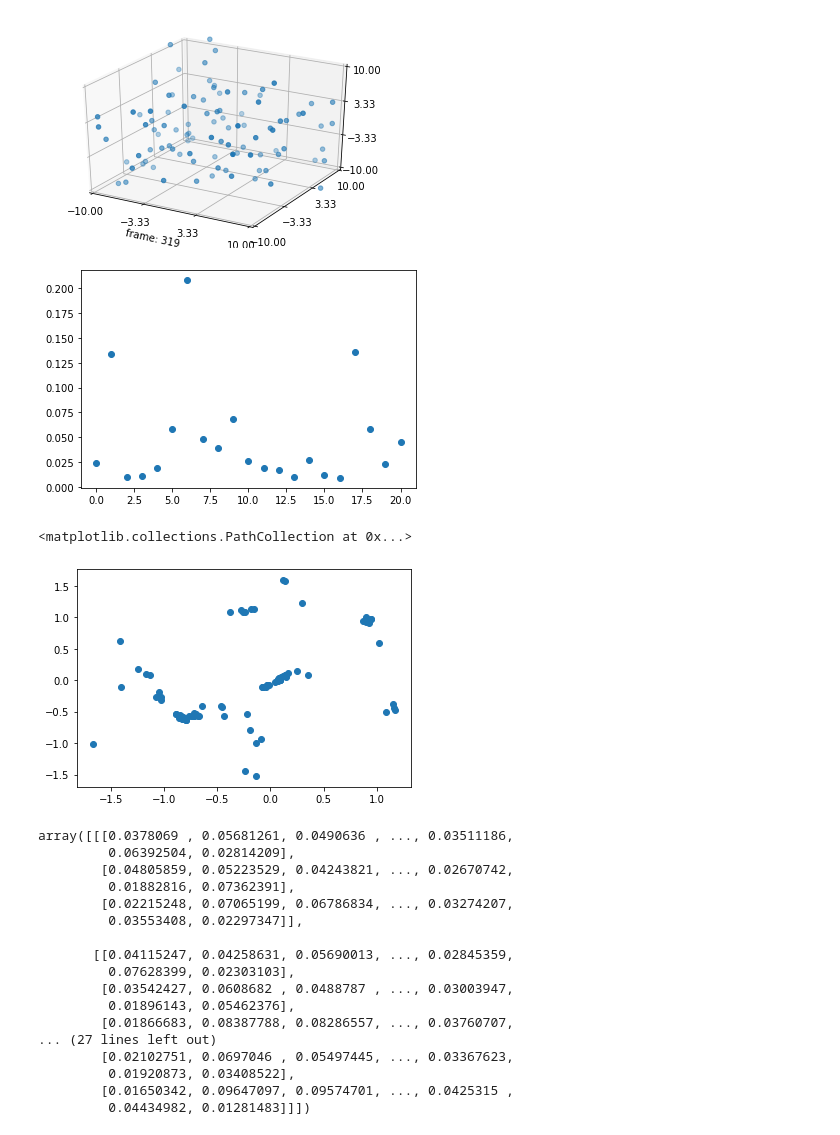
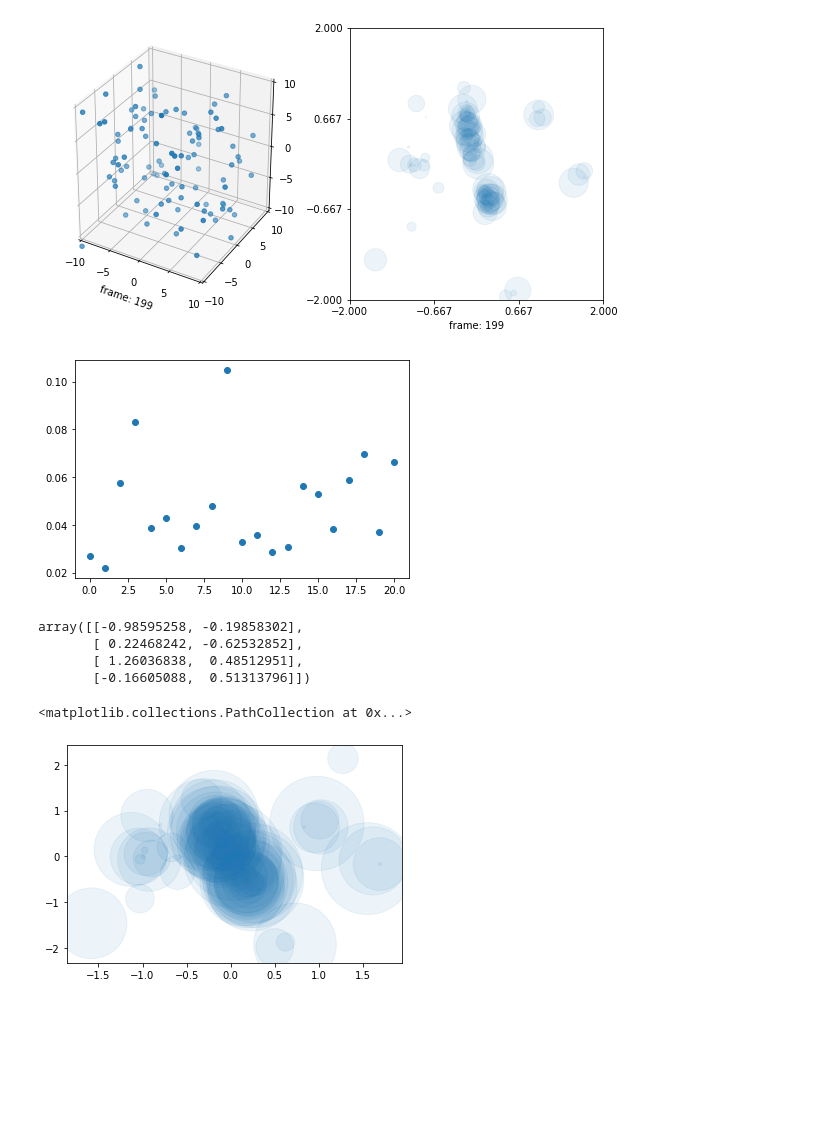
Before and after one commit to tcikezu/ideatransfer, a Jupyter notebook: simulate.ipynb, the cells around one changed output. Cells and saved outputs as stored; diff of their text form; code cells hidden in the pictures; blank space fills up the shorter version.

```diff
--- a/simulate.ipynb
+++ b/simulate.ipynb
@@ -24,8 +24,8 @@ def simulate(c=None, gamma = 0.005, T = 80,fn=date_time):
     dataY = np.zeros((T*fps,c.numberMembers))
     dataZ = np.zeros((T*fps,c.numberMembers))
 
-#     posX = np.zeros((T*fps,c.numberMembers))
-#     posY = np.zeros((T*fps,c.numberMembers))
+    posX = np.zeros((T*fps,c.numberMembers))
+    posY = np.zeros((T*fps,c.numberMembers))
 
     # Iterate the idea transfer throughout community
     for t in range(0,T+1):
@@ -34,73 +34,65 @@ def simulate(c=None, gamma = 0.005, T = 80,fn=date_time):
         dataY[t,:] = c.allIdeas[:,1]
         dataZ[t,:] = c.allIdeas[:,2]
 
-#         posX[t,:] = c.allPositions[:,0]
-#         posY[t,:] = c.allPositions[:,1]
+        posX[t,:] = c.allPositions[:,0]
+        posY[t,:] = c.allPositions[:,1]
         #transfer.deterministicMerge(c, gamma/(t+1)**0.5)
         transfer.probabilisticMerge(c, gamma,t)
 
     # Plot results
-    fig = plt.figure()
-#   fig, (ax1, ax2) = plt.subplots(1,2)
-    ax1 = fig.add_subplot(111,projection='3d')
+    fig = plt.figure(figsize=(10,5))
+    ax1 = fig.add_subplot(121,projection='3d')
     ax1.scatter3D(dataX[0], dataY[0], dataZ[0])
-#     ax2.scatter(posX[0],posY[0])
 
-    ax1Ticks = np.linspace(-c.domainSize,c.domainSize,4)
-#     ax2Ticks = np.linspace(-2,2,4)
+    ax1Ticks = np.linspace(-c.domainSize,c.domainSize,5)
+    ax1bounds = (-c.domainSize,c.domainSize)
+
+    ax2 = fig.add_subplot(122)
+    ax2Ticks = np.linspace(-2*c.getPositionBounds(),2*c.getPositionBounds(),4)
+    ax2bounds = (-2*c.getPositionBounds(),2*c.getPositionBounds())
 
     #animation function for animation.FuncAnimation
-    def update(ifrm,dataX,dataY,dataZ):
+    def update(ifrm,dataX,dataY,dataZ,posX,posY):
         ax1.clear()
-        plt.autoscale(False)
         ax1.set_xticks(ax1Ticks)
         ax1.set_yticks(ax1Ticks)
         ax1.set_zticks(ax1Ticks)
+        ax1.set(xlim=ax1bounds,ylim=ax1bounds,zlim=ax1bounds)
         ax1.scatter3D(dataX[ifrm], dataY[ifrm], dataZ[ifrm])
         ax1.set_xlabel("frame: %d" % (ifrm))
 
-#         ax2.clear()
-#         ax2.set_xticks(ax2Ticks)
-#         ax2.sety_ticks(ax2Ticks)
-#         ax2.scatter(posX[ifrm],posY[ifrm])
-#         ax2.set_xlabel("frame: %d" % (ifrm))
+        ax2.clear()
+        ax2.set_xticks(ax2Ticks)
+        ax2.set_yticks(ax2Ticks)
+        ax2.set(xlim = ax2bounds, ylim = ax2bounds)
+        ax2.scatter(posX[ifrm],posY[ifrm],s=1000*c.allRadii**2,alpha=0.08)
+        ax2.set_xlabel("frame: %d" % (ifrm))
 
-    ani = animation.FuncAnimation(fig, update, T, fargs=(dataX,dataY,dataZ),interval = T/fps )
+    ani = animation.FuncAnimation(fig, update, T, fargs=(dataX,dataY,dataZ,posX,posY),interval = T/fps )
     ani.save(fn+'.gif',writer='imagemagick',fps=fps)
 
     #plt.show()
 # %%
 c = community(numberMembers=100,numberIdeas=3,domainSize=10)
-simulate(c,gamma=0.05,T=320)
+simulate(c,gamma=0.05,T=200)
 # %% [output]
-[figure, old version]
+[figure, new version]
 # %%
-plt.plot(c.ideaDistribution[20][0],'o')
+plt.plot(c.ideaDistribution[0][0],'o')
 plt.show()
 # %% [output]
-[figure, old version]
+[figure, new version]
+# %%
+from scipy import cluster
+centroids,loss = cluster.vq.kmeans(c.allPositions,4)
+centroids
+# %% [output]
+array([[-0.98595258, -0.19858302],
+       [ 0.22468242, -0.62532852],
+       [ 1.26036838,  0.48512951],
+       [-0.16605088,  0.51313796]])
 # %%
-plt.scatter(c.allPositions[:,0],c.allPositions[:,1])
+plt.scatter(c.allPositions[:,0],c.allPositions[:,1],s=10000*c.allRadii**2,alpha=0.08)
 # %% [output]
 <matplotlib.collections.PathCollection at 0x...>
-[figure, old version]
+[figure, new version]
-# %%
-c.ideaDistribution
-# %% [output]
-array([[[0.0378069 , 0.05681261, 0.0490636 , ..., 0.03511186,
-         0.06392504, 0.02814209],
-        [0.04805859, 0.05223529, 0.04243821, ..., 0.02670742,
-         0.01882816, 0.07362391],
-        [0.02215248, 0.07065199, 0.06786834, ..., 0.03274207,
-         0.03553408, 0.02297347]],
-
-       [[0.04115247, 0.04258631, 0.05690013, ..., 0.02845359,
-         0.07628399, 0.02303103],
-        [0.03542427, 0.0608682 , 0.0488787 , ..., 0.03003947,
-         0.01896143, 0.05462376],
-        [0.01866683, 0.08387788, 0.08286557, ..., 0.03760707,
-... (27 lines left out)
-        [0.02102751, 0.0697046 , 0.05497445, ..., 0.03367623,
-         0.01920873, 0.03408522],
-        [0.01650342, 0.09647097, 0.09574701, ..., 0.0425315 ,
-         0.04434982, 0.01281483]]])
```
Also changed, not shown: parts of 8 cells of this notebook, 5 other files.
